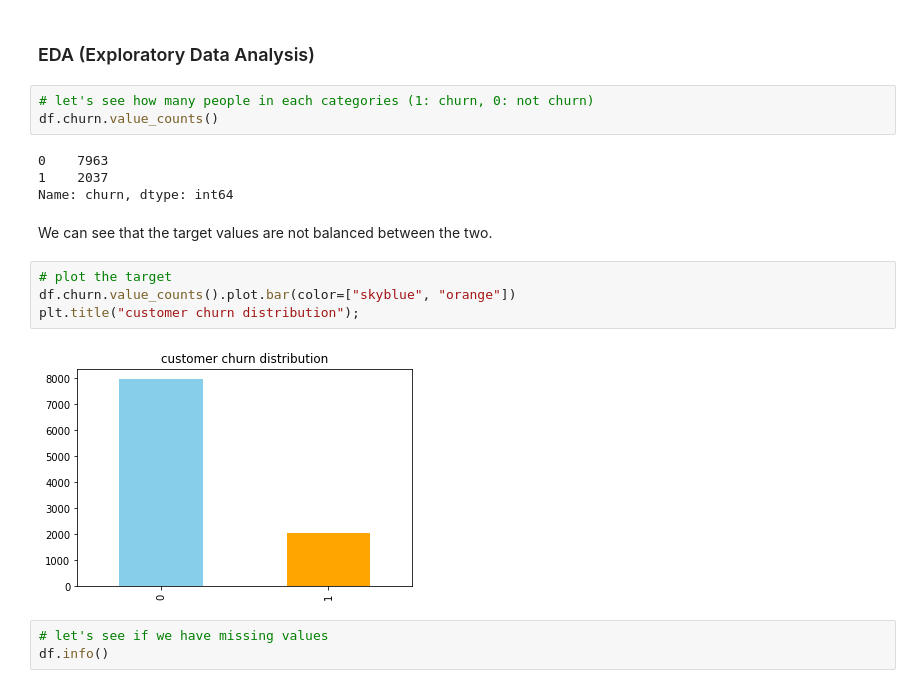
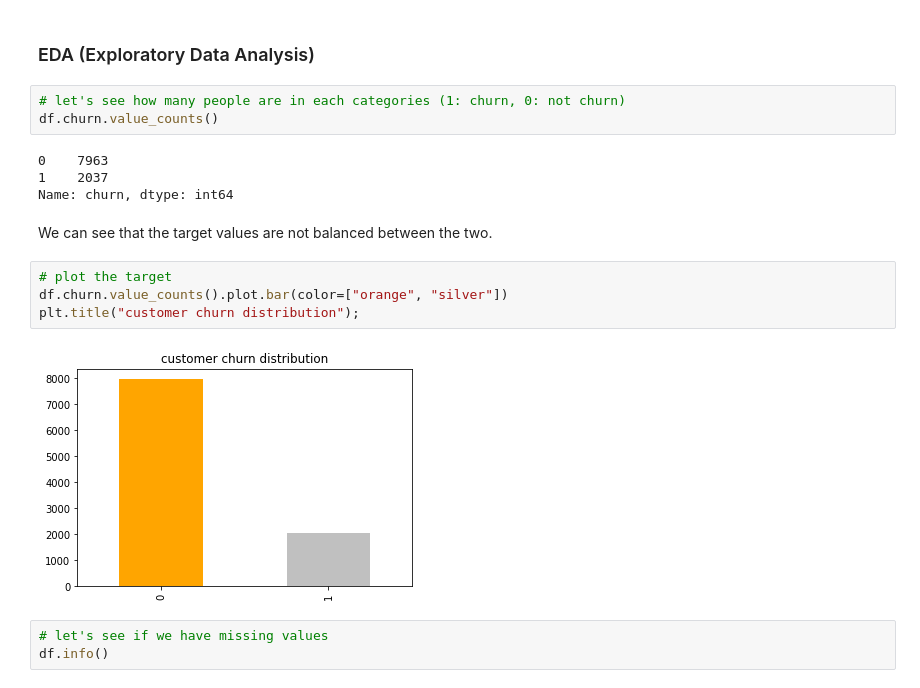
Before and after one commit to victoria-se/customer-churn, a Jupyter notebook: end-to-end-customer-churn-classification.ipynb, the cells around one changed output. Cells and saved outputs as stored; diff of their text form.

```diff
--- a/end-to-end-customer-churn-classification.ipynb
+++ b/end-to-end-customer-churn-classification.ipynb
@@ -66,7 +68,7 @@ df.head()
 # %% [markdown]
 ### EDA (Exploratory Data Analysis)
 # %%
-# let's see how many people in each categories (1: churn, 0: not churn)
+# let's see how many people are in each categories (1: churn, 0: not churn)
 df.churn.value_counts()
 # %% [output]
 0    7963
@@ -76,10 +78,10 @@ Name: churn, dtype: int64
 We can see that the target values are not balanced between the two.
 # %%
 # plot the target
-df.churn.value_counts().plot.bar(color=["skyblue", "orange"])
+df.churn.value_counts().plot.bar(color=["orange", "silver"])
 plt.title("customer churn distribution");
 # %% [output]
-[figure, old version]
+[figure, new version]
 # %%
 # let's see if we have missing values
 df.info()
```
Also changed, not shown: parts of 18 cells of this notebook.
